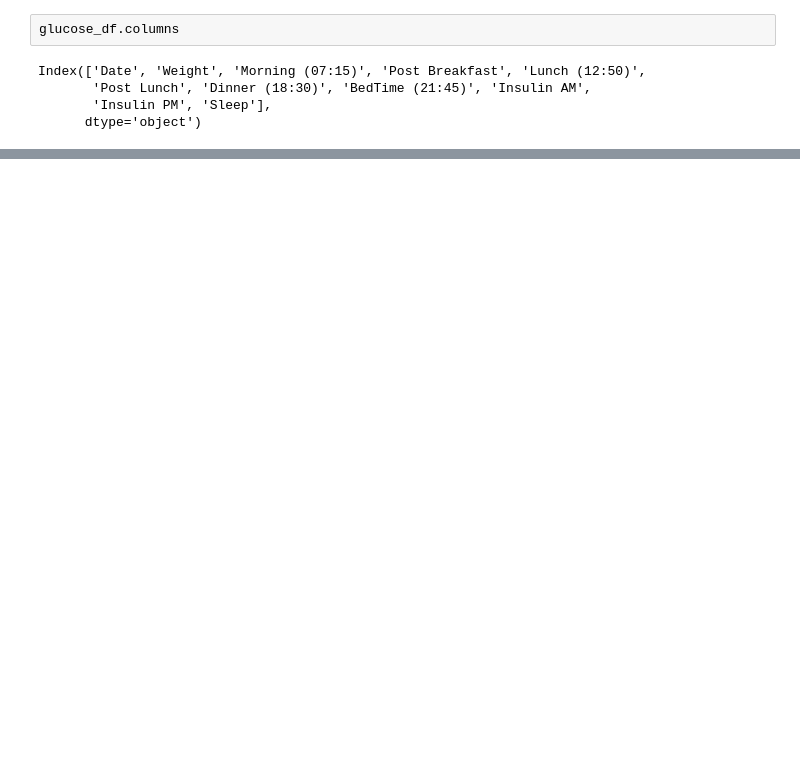
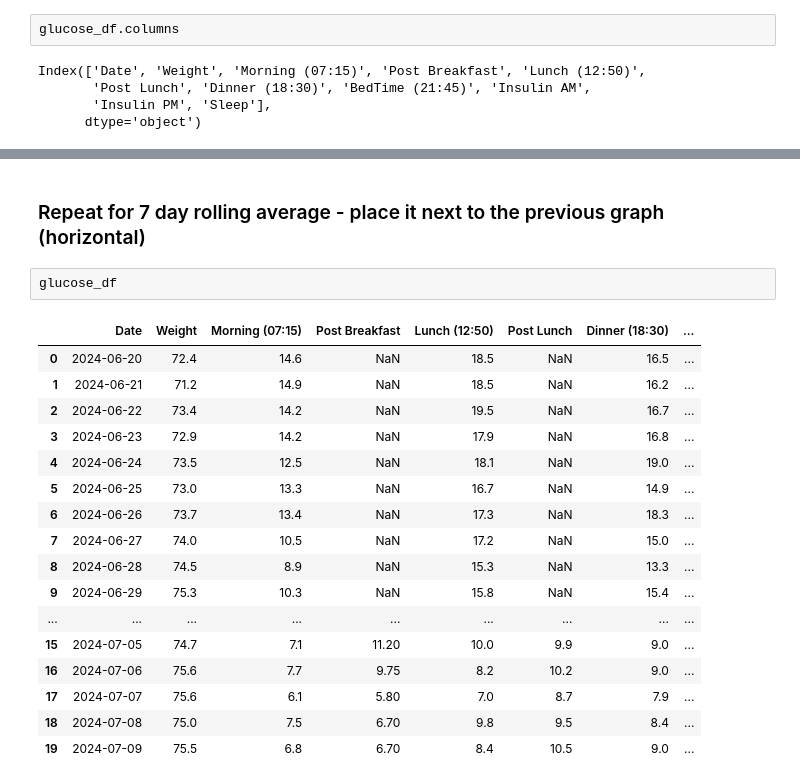
Before and after one commit to charleverts/glucose_tracker_app, a Jupyter notebook: streamlit.ipynb, the cells around one changed output, grey strips where cells are left out. Saved outputs shown, nothing was run; the diff lists cells and outputs as text; blank space fills up the shorter version.

Commit message:
Added data and prepping new graphs

```diff
--- a/streamlit.ipynb
+++ b/streamlit.ipynb
@@ -437,0 +487,22 @@ fig.show()
+# %% [markdown]
+### Repeat for 7 day rolling average - place it next to the previous graph (horizontal)
+# %%
+glucose_df
+# %% [output]
+|  | Date | Weight | Morning (07:15) | Post Breakfast | Lunch (12:50) | Post Lunch | Dinner (18:30) | ... |
+| 0 | 2024-06-20 | 72.4 | 14.6 | NaN | 18.5 | NaN | 16.5 | ... |
+| 1 | 2024-06-21 | 71.2 | 14.9 | NaN | 18.5 | NaN | 16.2 | ... |
+| 2 | 2024-06-22 | 73.4 | 14.2 | NaN | 19.5 | NaN | 16.7 | ... |
+| 3 | 2024-06-23 | 72.9 | 14.2 | NaN | 17.9 | NaN | 16.8 | ... |
+| 4 | 2024-06-24 | 73.5 | 12.5 | NaN | 18.1 | NaN | 19.0 | ... |
+| 5 | 2024-06-25 | 73.0 | 13.3 | NaN | 16.7 | NaN | 14.9 | ... |
+| 6 | 2024-06-26 | 73.7 | 13.4 | NaN | 17.3 | NaN | 18.3 | ... |
+| 7 | 2024-06-27 | 74.0 | 10.5 | NaN | 17.2 | NaN | 15.0 | ... |
+| 8 | 2024-06-28 | 74.5 | 8.9 | NaN | 15.3 | NaN | 13.3 | ... |
+| 9 | 2024-06-29 | 75.3 | 10.3 | NaN | 15.8 | NaN | 15.4 | ... |
+| ... | ... | ... | ... | ... | ... | ... | ... | ... |
+| 15 | 2024-07-05 | 74.7 | 7.1 | 11.20 | 10.0 | 9.9 | 9.0 | ... |
+| 16 | 2024-07-06 | 75.6 | 7.7 | 9.75 | 8.2 | 10.2 | 9.0 | ... |
+| 17 | 2024-07-07 | 75.6 | 6.1 | 5.80 | 7.0 | 8.7 | 7.9 | ... |
+| 18 | 2024-07-08 | 75.0 | 7.5 | 6.70 | 9.8 | 9.5 | 8.4 | ... |
+| 19 | 2024-07-09 | 75.5 | 6.8 | 6.70 | 8.4 | 10.5 | 9.0 | ... |
```
Also changed, not shown: parts of 11 cells of this notebook, 1 other file.
